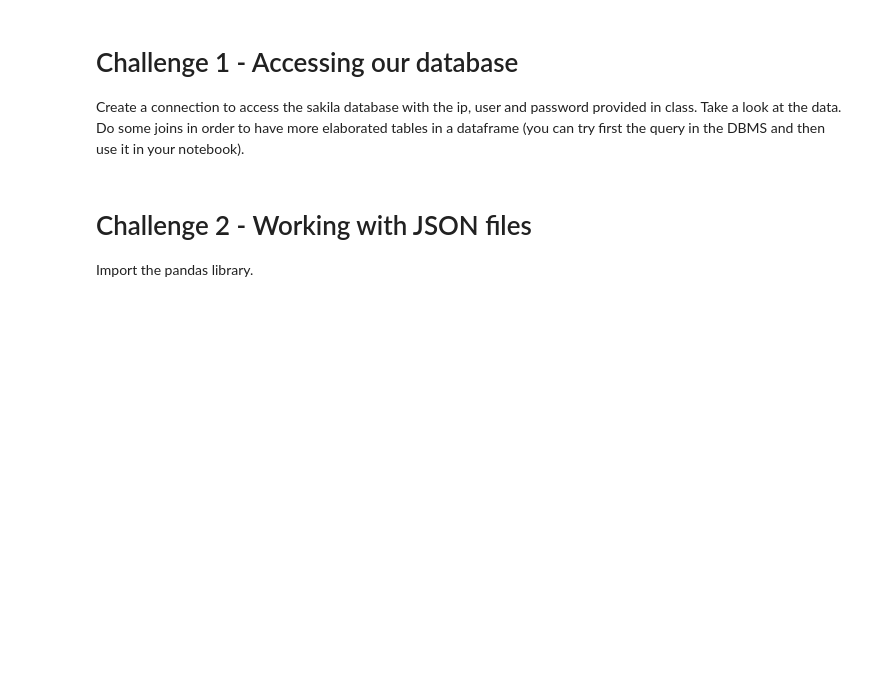
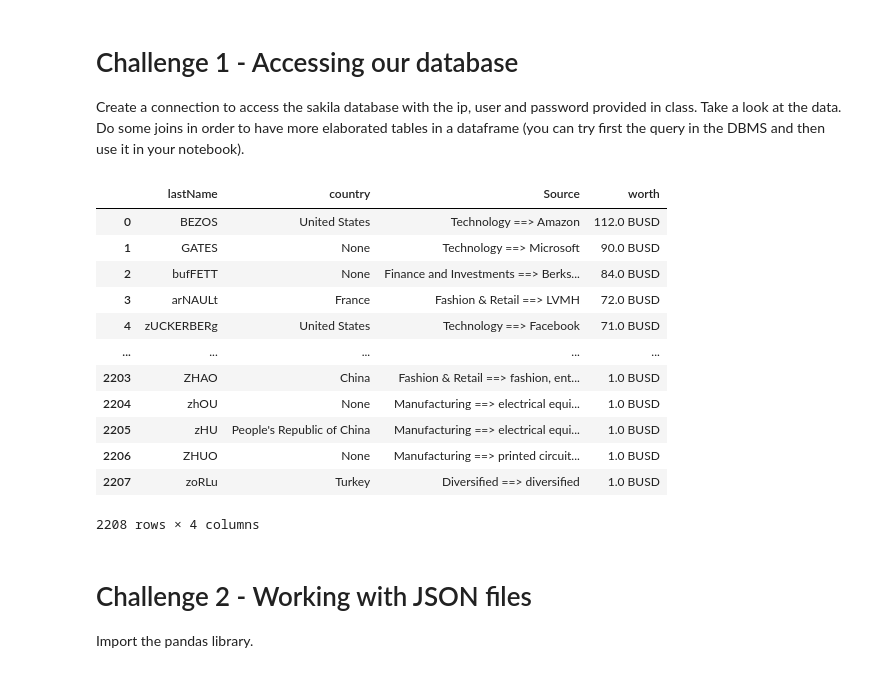
Before and after one commit to ta-data-mad/dataptmad0420, a Jupyter notebook: module-1/importing-exporting-data/your-code/main.ipynb, the cells around one changed output. Cells and saved outputs as stored; diff of their text form; code cells hidden in the pictures; blank space fills up the shorter version.

```diff
--- a/module-1/importing-exporting-data/your-code/main.ipynb
+++ b/module-1/importing-exporting-data/your-code/main.ipynb
@@ -12,3 +9,28 @@ s
+# %%
+# your code here
+import pandas as pd
+from sqlalchemy import create_engine
+sqlitedb_path = '../data/juliarochflores.db'
+engine = create_engine(f'sqlite:///{sqlitedb_path}')
+pd.read_sql_query("SELECT name FROM sqlite_master WHERE type='table'", engine)
+df_sqlite = pd.read_sql_query("select * from business_info", engine)
+df2_sqlite = pd.read_sql_query("select * from personal_info", engine)
+join_sqlite = pd.read_sql_query("select p.lastName,p.country,b.source,b.worth from personal_info p left join business_info b on p.id=b.id",engine)
+display(join_sqlite)
+# %% [output]
+|  | lastName | country | Source | worth |
+| 0 | BEZOS | United States | Technology ==> Amazon | 112.0 BUSD |
+| 1 | GATES | None | Technology ==> Microsoft | 90.0 BUSD |
+| 2 | bufFETT | None | Finance and Investments ==> Berks... | 84.0 BUSD |
+| 3 | arNAULt | France | Fashion & Retail ==> LVMH | 72.0 BUSD |
+| 4 | zUCKERBERg | United States | Technology ==> Facebook | 71.0 BUSD |
+| ... | ... | ... | ... | ... |
+| 2203 | ZHAO | China | Fashion & Retail ==> fashion, ent... | 1.0 BUSD |
+| 2204 | zhOU | None | Manufacturing ==> electrical equi... | 1.0 BUSD |
+| 2205 | zHU | People's Republic of China | Manufacturing ==> electrical equi... | 1.0 BUSD |
+| 2206 | ZHUO | None | Manufacturing ==> printed circuit... | 1.0 BUSD |
+| 2207 | zoRLu | Turkey | Diversified ==> diversified | 1.0 BUSD |
+2208 rows × 4 columns
 # %% [markdown]
 # Challenge 2 - Working with JSON files
 
```
Also changed, not shown: parts of 18 cells of this notebook.
